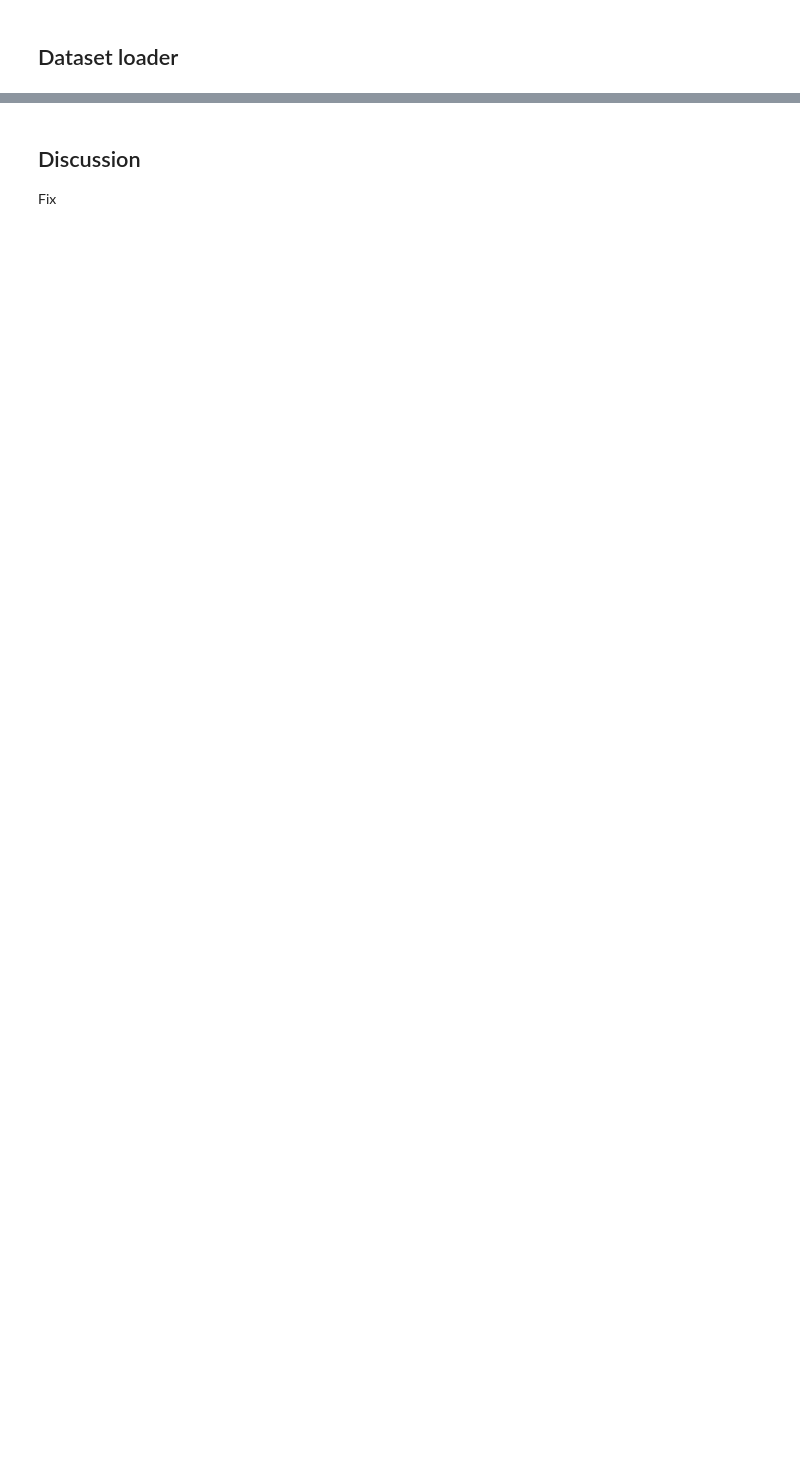
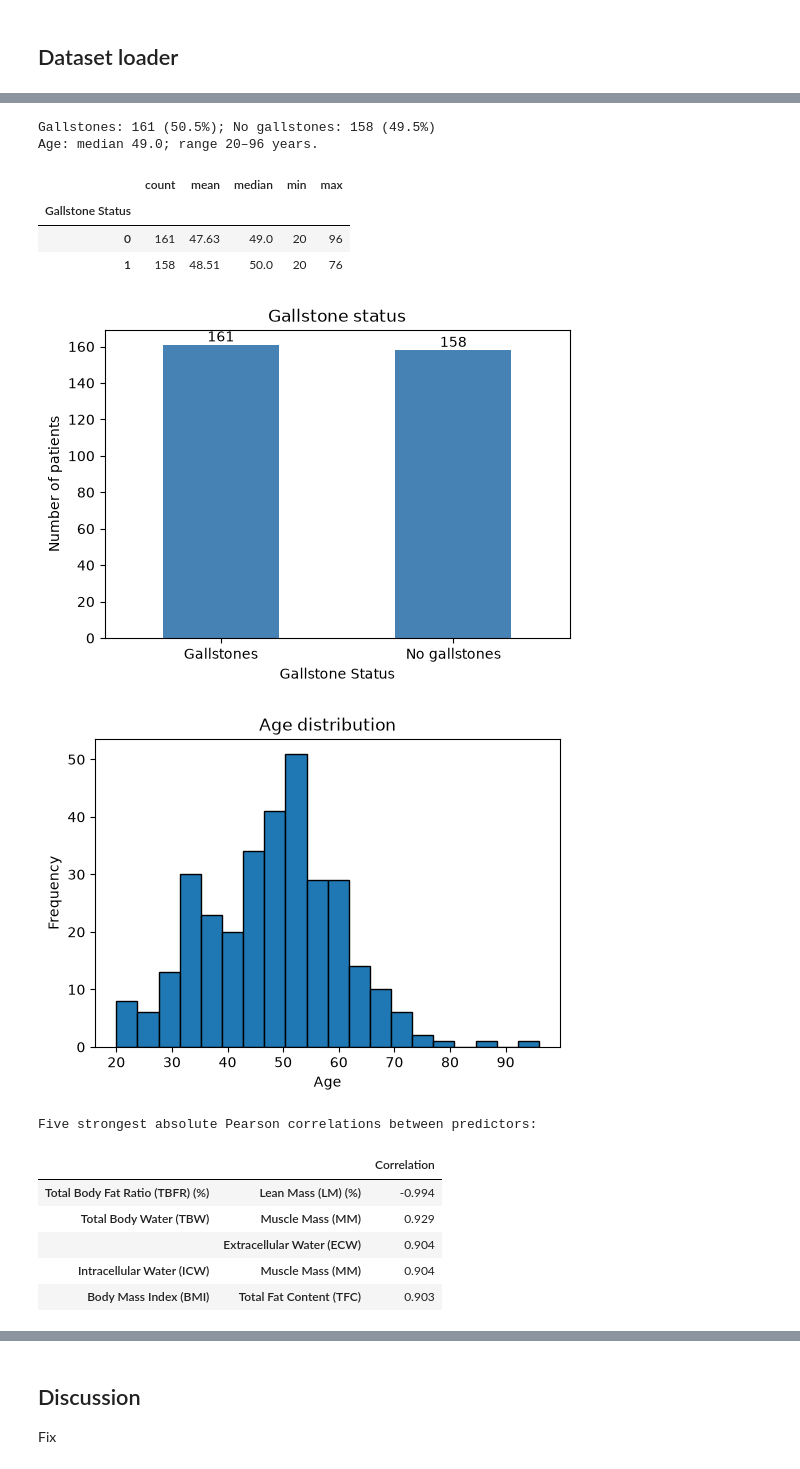
Before and after one commit to xeloyzus/Machine-Learning, a Jupyter notebook: Gallastone_ML.ipynb, the cells around one changed output, grey strips where cells are left out. Cells and saved outputs as stored; diff of their text form; code cells hidden in the pictures; blank space fills up the shorter version.

```diff
--- a/Gallastone_ML.ipynb
+++ b/Gallastone_ML.ipynb
@@ -409,14 +96,12 @@ class DataVisualizer:
 # %% [markdown]
 ## Dataset loader
 # %%
-dataset_loader = DatasetLoader("data/dataset-uci/dataset-uci.csv")
-data = dataset_loader.run()
-processed_data = DataProcessor(data).process()
-
-print("Dataset shape:", processed_data.shape)
-print("Missing values:", processed_data.isna().sum().sum())
-
-display(processed_data.head())
+data = load_data("data/dataset-uci/dataset-uci.csv")
+print("Dataset shape:", data.shape)
+print("Missing values:", data.isna().sum().sum())
+print("Exact duplicate rows:", data.duplicated().sum())
+print("Predictors:", data.shape[1] - 1)
+display(data.head())
 # %% [output]
 Missing values before cleaning: 0
 Rows removed: 0
@@ -504,0 +122,59 @@ plt.show()
+# %%
+def save_plot(filename):
+    """Save the current figure and display it."""
+    plt.savefig(results_dir / filename, dpi=180, bbox_inches="tight")
+    plt.show()
+# %%
+target = data["Gallstone Status"]
+features = data.drop(columns="Gallstone Status")
+counts = target.value_counts().sort_index()
+
+print(f"Gallstones: {counts[0]} ({counts[0]/len(target):.1%}); "
+      f"No gallstones: {counts[1]} ({counts[1]/len(target):.1%})")
+print(f"Age: median {data['Age'].median():.1f}; "
+      f"range {data['Age'].min()}–{data['Age'].max()} years.")
+display(data.groupby("Gallstone Status")["Age"].agg(
+    ["count", "mean", "median", "min", "max"]).round(2))
+
+# Class distribution and age histogram
+ax = counts.rename(index={0: "Gallstones", 1: "No gallstones"}).plot.bar(
+    figsize=(6, 4), rot=0, color="steelblue")
+ax.set(title="Gallstone status", ylabel="Number of patients")
+ax.bar_label(ax.containers[0])
+save_plot("target_distribution.png")
+
+data["Age"].plot.hist(bins=20, figsize=(6, 4), edgecolor="black")
+plt.xlabel("Age")
+plt.title("Age distribution")
+save_plot("age_distribution.png")
+
+# Predictor correlations (exclude the target).
+corr = features.corr()
+upper = corr.where(np.triu(np.ones(corr.shape, dtype=bool), k=1)).stack()
+strong_pairs = upper.reindex(upper.abs().nlargest(5).index)
+print("Five strongest absolute Pearson correlations between predictors:")
+display(strong_pairs.rename("Correlation").to_frame().round(3))
+
+fig, ax = plt.subplots(figsize=(16, 14))
+image = ax.imshow(corr, cmap="coolwarm", vmin=-1, vmax=1)
+ax.set_xticks(range(len(corr)), corr.columns, rotation=90, fontsize=8)
+ax.set_yticks(range(len(corr)), corr.columns, fontsize=8)
+ax.set_title("Predictor correlation matrix")
+fig.colorbar(image, ax=ax, label="Correlation")
+save_plot("correlation_matrix.png")
+# %% [output]
+Gallstones: 161 (50.5%); No gallstones: 158 (49.5%)
+Age: median 49.0; range 20–96 years.
+|  | count | mean | median | min | max |
+| Gallstone Status |  |  |  |  |  |
+| 0 | 161 | 47.63 | 49.0 | 20 | 96 |
+| 1 | 158 | 48.51 | 50.0 | 20 | 76 |
+[figure, added]
+[figure, added]
+Five strongest absolute Pearson correlations between predictors:
+|  |  | Correlation |
+| Total Body Fat Ratio (TBFR) (%) | Lean Mass (LM) (%) | -0.994 |
+| Total Body Water (TBW) | Muscle Mass (MM) | 0.929 |
+|  | Extracellular Water (ECW) | 0.904 |
+| Intracellular Water (ICW) | Muscle Mass (MM) | 0.904 |
+| Body Mass Index (BMI) | Total Fat Content (TFC) | 0.903 |
```
Also changed, not shown: parts of 41 cells of this notebook, 8 other files.
